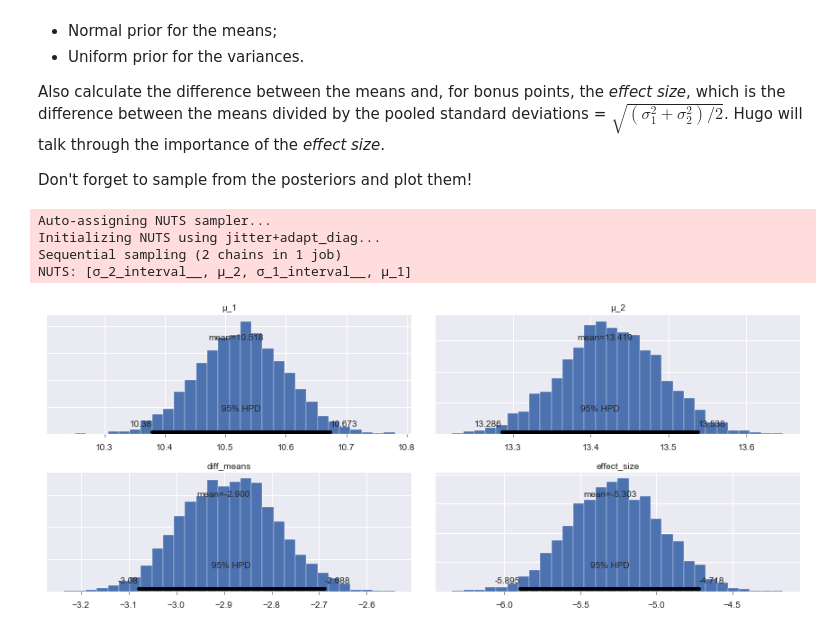
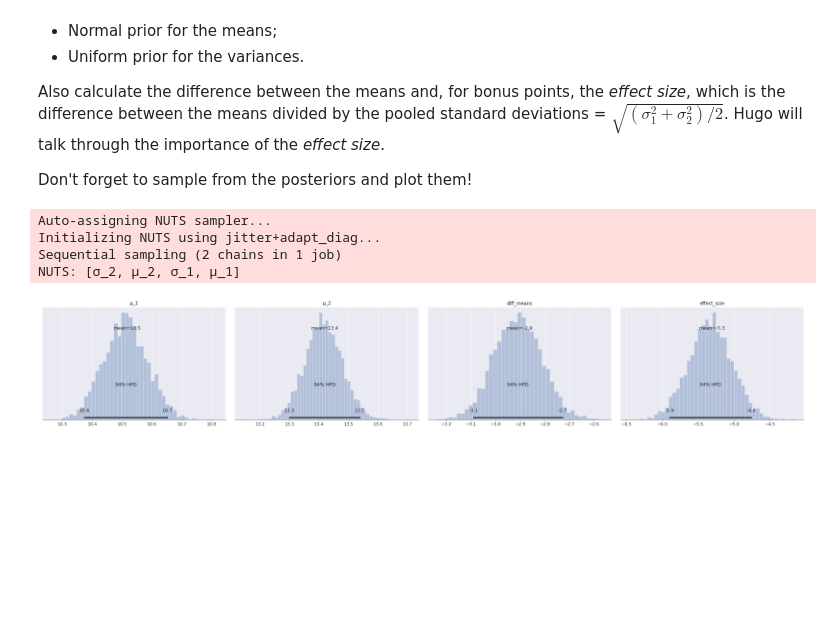
Before and after one commit to ericmjl/bayesian-stats-modelling-tutorial, a Jupyter notebook: notebooks/02-Instructor-Parameter_estimation_hypothesis_testing.ipynb, the cells around one changed output. Saved outputs shown, nothing was run; the diff lists cells and outputs as text; code cells hidden in the pictures; blank space fills up the shorter version.

```diff
--- a/notebooks/02-Instructor-Parameter_estimation_hypothesis_testing.ipynb
+++ b/notebooks/02-Instructor-Parameter_estimation_hypothesis_testing.ipynb
@@ -299,11 +302,11 @@ with pm.Model() as model:
 # %%
 # bust it out & sample
 with model:
     samples = pm.sample(2000, njobs=1)
-pm.plot_posterior(samples, varnames=['μ_1', 'μ_2', 'diff_means', 'effect_size']);
+az.plot_posterior(samples, var_names=['μ_1', 'μ_2', 'diff_means', 'effect_size'], kind='hist');
 # %% [output]
 Auto-assigning NUTS sampler...
 Initializing NUTS using jitter+adapt_diag...
 Sequential sampling (2 chains in 1 job)
-NUTS: [σ_2_interval__, μ_2, σ_1_interval__, μ_1]
+NUTS: [σ_2, μ_2, σ_1, μ_1]
-[figure, old version]
+[figure, new version]
```
Also changed, not shown: parts of 8 cells of this notebook, 1 other file.
